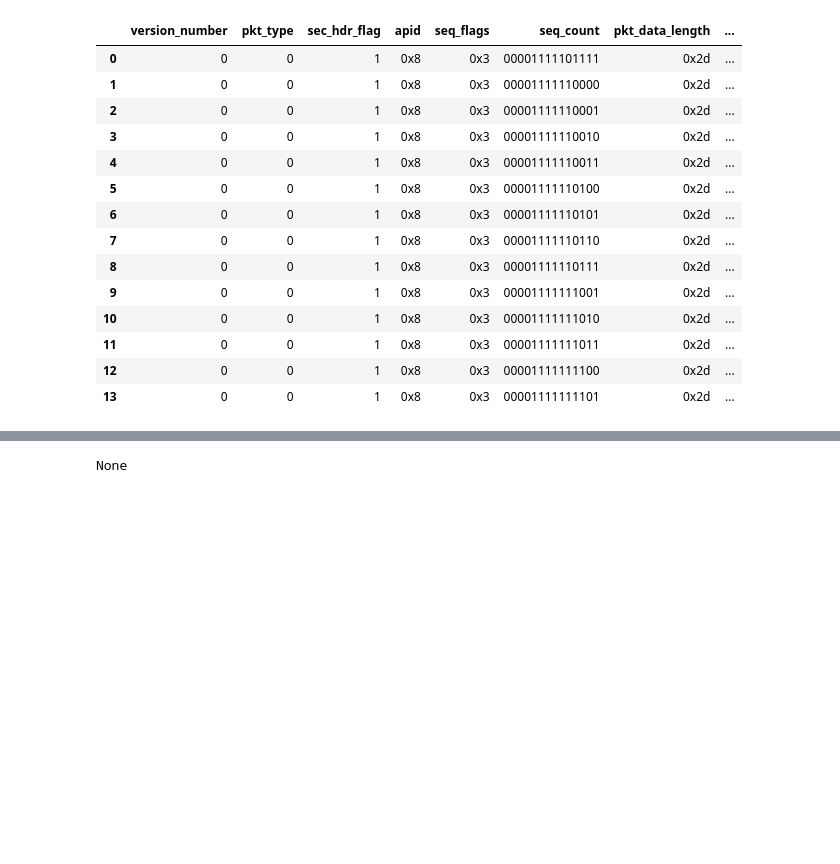
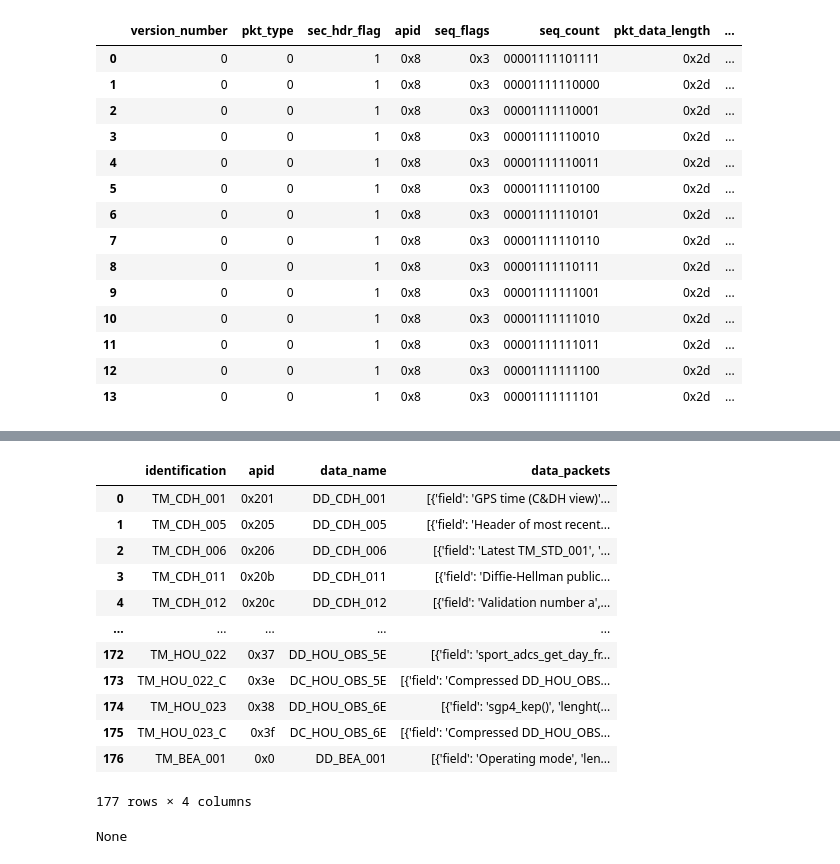
Before and after one commit to leoluga/PythonProjectCEI_Leonardo, a Jupyter notebook: join_binary_to_ods.ipynb, the cells around one changed output, grey strips where cells are left out. Cells and saved outputs as stored; diff of their text form; code cells hidden in the pictures; blank space fills up the shorter version.

Commit message:
main working app, added logic to make possible the selection of more than one apid

```diff
--- a/join_binary_to_ods.ipynb
+++ b/join_binary_to_ods.ipynb
@@ -36,3 +61,19 @@ df
+# %%
+main_dd_df
+# %% [output]
+|  | identification | apid | data_name | data_packets |
+| 0 | TM_CDH_001 | 0x201 | DD_CDH_001 | [{'field': 'GPS time (C&DH view)'... |
+| 1 | TM_CDH_005 | 0x205 | DD_CDH_005 | [{'field': 'Header of most recent... |
+| 2 | TM_CDH_006 | 0x206 | DD_CDH_006 | [{'field': 'Latest TM_STD_001', '... |
+| 3 | TM_CDH_011 | 0x20b | DD_CDH_011 | [{'field': 'Diffie-Hellman public... |
+| 4 | TM_CDH_012 | 0x20c | DD_CDH_012 | [{'field': 'Validation number a',... |
+| ... | ... | ... | ... | ... |
+| 172 | TM_HOU_022 | 0x37 | DD_HOU_OBS_5E | [{'field': 'sport_adcs_get_day_fr... |
+| 173 | TM_HOU_022_C | 0x3e | DC_HOU_OBS_5E | [{'field': 'Compressed DD_HOU_OBS... |
+| 174 | TM_HOU_023 | 0x38 | DD_HOU_OBS_6E | [{'field': 'sgp4_kep()', 'lenght(... |
+| 175 | TM_HOU_023_C | 0x3f | DC_HOU_OBS_6E | [{'field': 'Compressed DD_HOU_OBS... |
+| 176 | TM_BEA_001 | 0x0 | DD_BEA_001 | [{'field': 'Operating mode', 'len... |
+177 rows × 4 columns
 # %%
 
 
```
Also changed, not shown: parts of 4 cells of this notebook, 8 other files.
